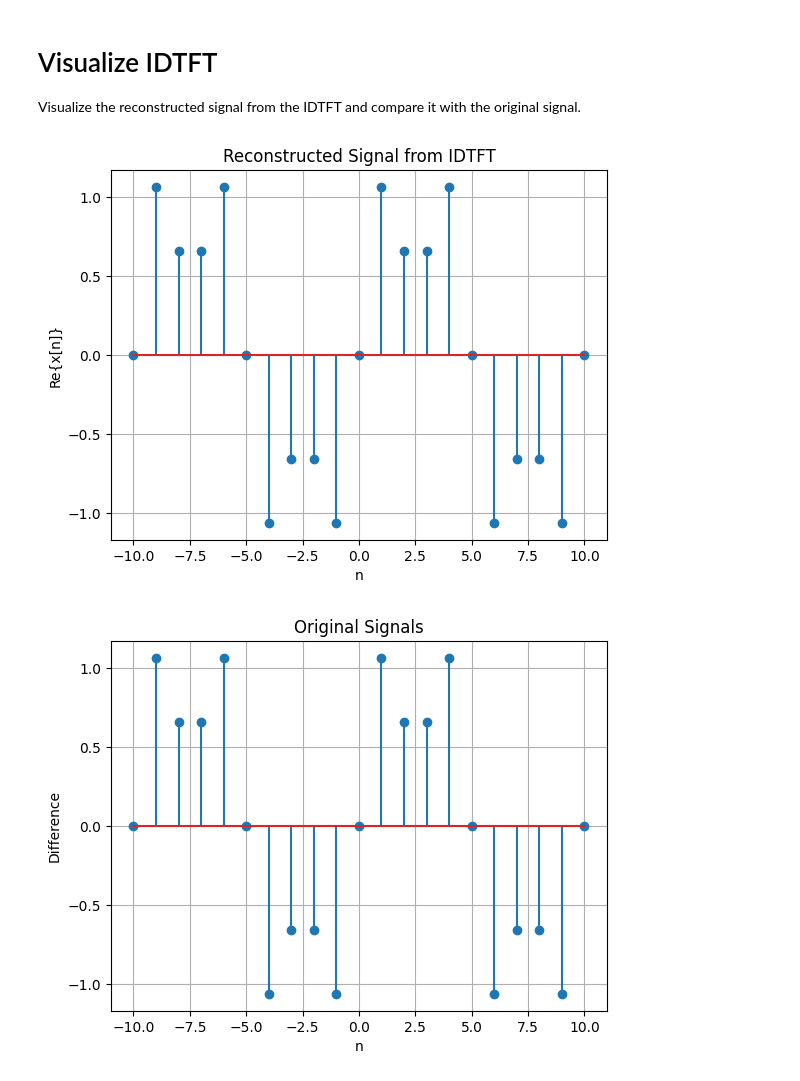
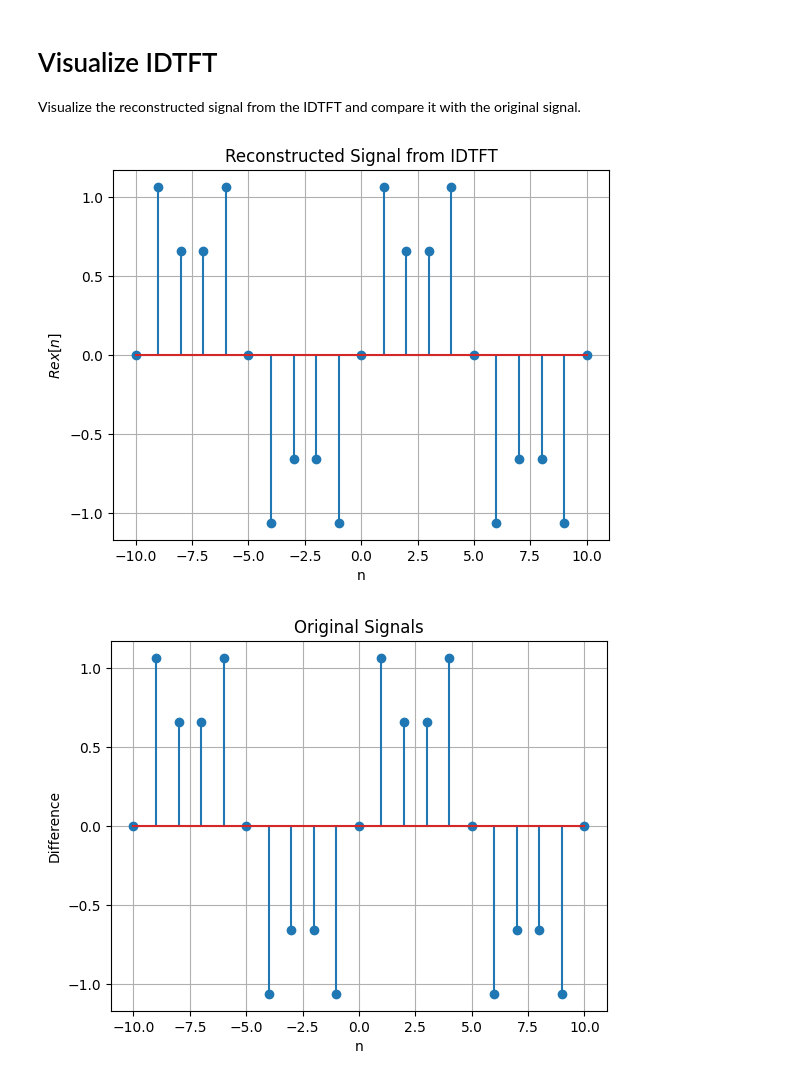
Before and after one commit to Binwen6/DSP, a Jupyter notebook: DTFT&IDTFT.ipynb, the cells around one changed output. Saved outputs shown, nothing was run; the diff lists cells and outputs as text; code cells hidden in the pictures.

```diff
--- a/DTFT&IDTFT.ipynb
+++ b/DTFT&IDTFT.ipynb
@@ -91,23 +91,23 @@ Visualize the reconstructed signal from the IDTFT and compare it with the origin
 # %%
 # Visualize IDTFT
 
 # Plot the reconstructed signal
 plt.figure()
 plt.stem(n, np.real(x_reconstructed))
 plt.title('Reconstructed Signal from IDTFT')
 plt.xlabel('n')
-plt.ylabel('Re{x[n]}')
+plt.ylabel(r'$Re{x[n]}$')
 plt.grid(True)
 plt.show()
 
 # Plot the difference between the original and reconstructed signals
 plt.figure()
 plt.stem(n, np.real(x))
 plt.title('Original Signals')
 plt.xlabel('n')
 plt.ylabel('Difference')
 plt.grid(True)
 plt.show()
 # %% [output]
-[figure, old version]
+[figure, new version]
 [figure]
```
Also changed, not shown: parts of 1 cell of this notebook.
